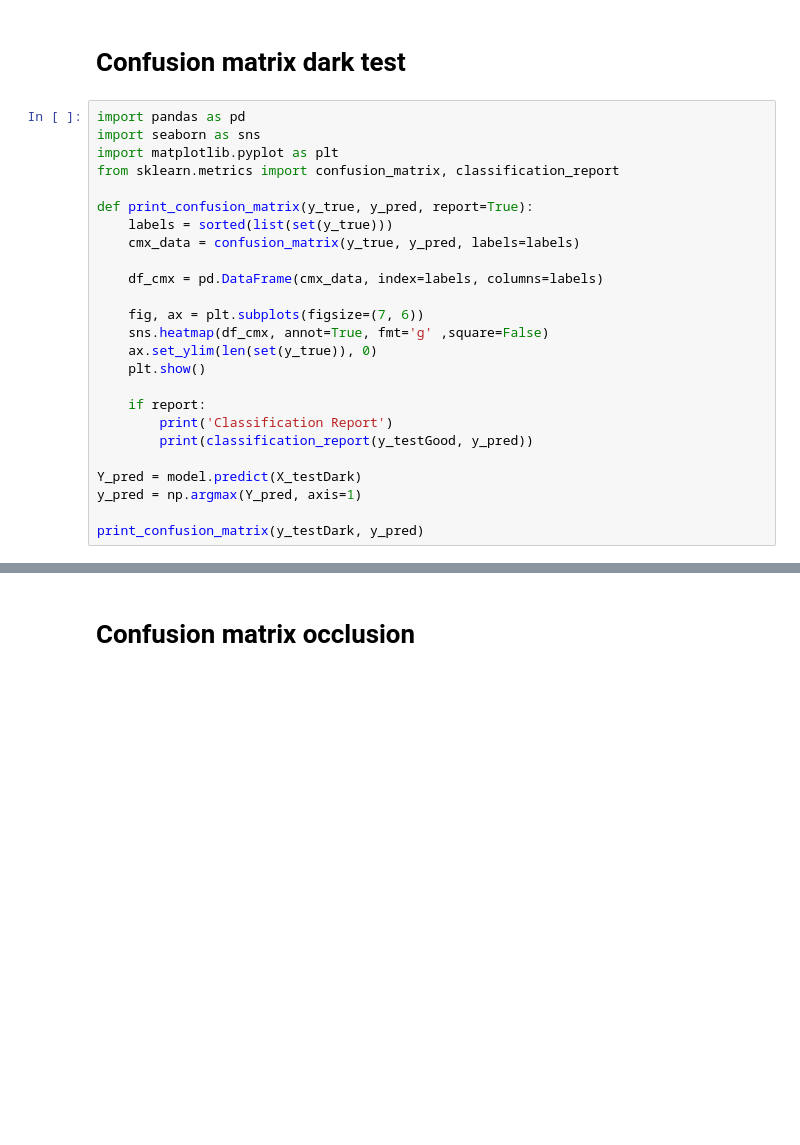
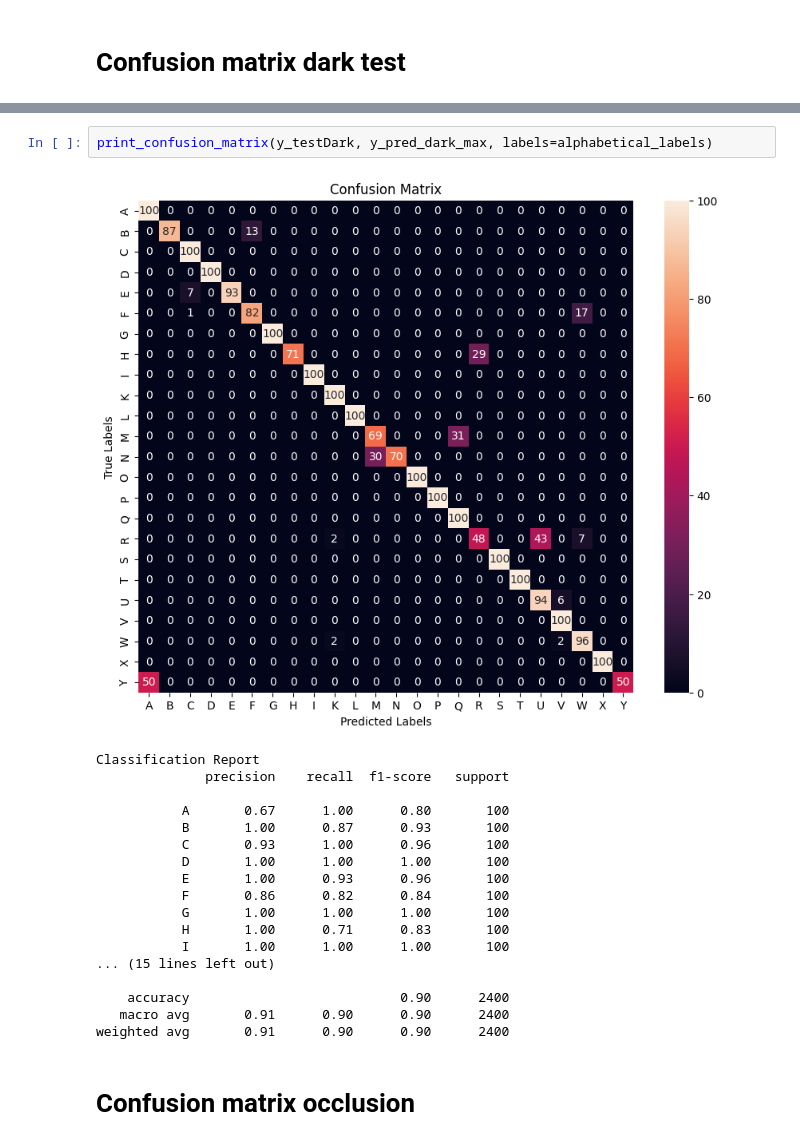
Before and after one commit to mijn35/thesis, a Jupyter notebook: Camera_pipeline_ML.ipynb, the cells around one changed output, grey strips where cells are left out. Drawn from its saved outputs; the diff is of its cells as text; blank space fills up the shorter version.

```diff
--- a/Camera_pipeline_ML.ipynb
+++ b/Camera_pipeline_ML.ipynb
@@ -267,27 +281,2 @@ weighted avg       0.96      0.95      0.95      2400
 # %% [markdown]
 # Confusion matrix dark test
-# %%
-import pandas as pd
-import seaborn as sns
-import matplotlib.pyplot as plt
-from sklearn.metrics import confusion_matrix, classification_report
-
-def print_confusion_matrix(y_true, y_pred, report=True):
-    labels = sorted(list(set(y_true)))
-    cmx_data = confusion_matrix(y_true, y_pred, labels=labels)
-
-    df_cmx = pd.DataFrame(cmx_data, index=labels, columns=labels)
-
-    fig, ax = plt.subplots(figsize=(7, 6))
-    sns.heatmap(df_cmx, annot=True, fmt='g' ,square=False)
-    ax.set_ylim(len(set(y_true)), 0)
-    plt.show()
-
-    if report:
-        print('Classification Report')
-        print(classification_report(y_testGood, y_pred))
-
-Y_pred = model.predict(X_testDark)
-y_pred = np.argmax(Y_pred, axis=1)
-
-print_confusion_matrix(y_testDark, y_pred)
@@ -314,2 +283,23 @@ weighted avg       0.89      0.87      0.86      2400
+# %%
+print_confusion_matrix(y_testDark, y_pred_dark_max, labels=alphabetical_labels)
+# %% [output]
+[figure, added]
+Classification Report
+              precision    recall  f1-score   support
+
+           A       0.67      1.00      0.80       100
+           B       1.00      0.87      0.93       100
+           C       0.93      1.00      0.96       100
+           D       1.00      1.00      1.00       100
+           E       1.00      0.93      0.96       100
+           F       0.86      0.82      0.84       100
+           G       1.00      1.00      1.00       100
+           H       1.00      0.71      0.83       100
+           I       1.00      1.00      1.00       100
+... (15 lines left out)
+
+    accuracy                           0.90      2400
+   macro avg       0.91      0.90      0.90      2400
+weighted avg       0.91      0.90      0.90      2400
 # %% [markdown]
 # Confusion matrix occlusion
```
Also changed, not shown: parts of 29 cells of this notebook, 10 other files.
